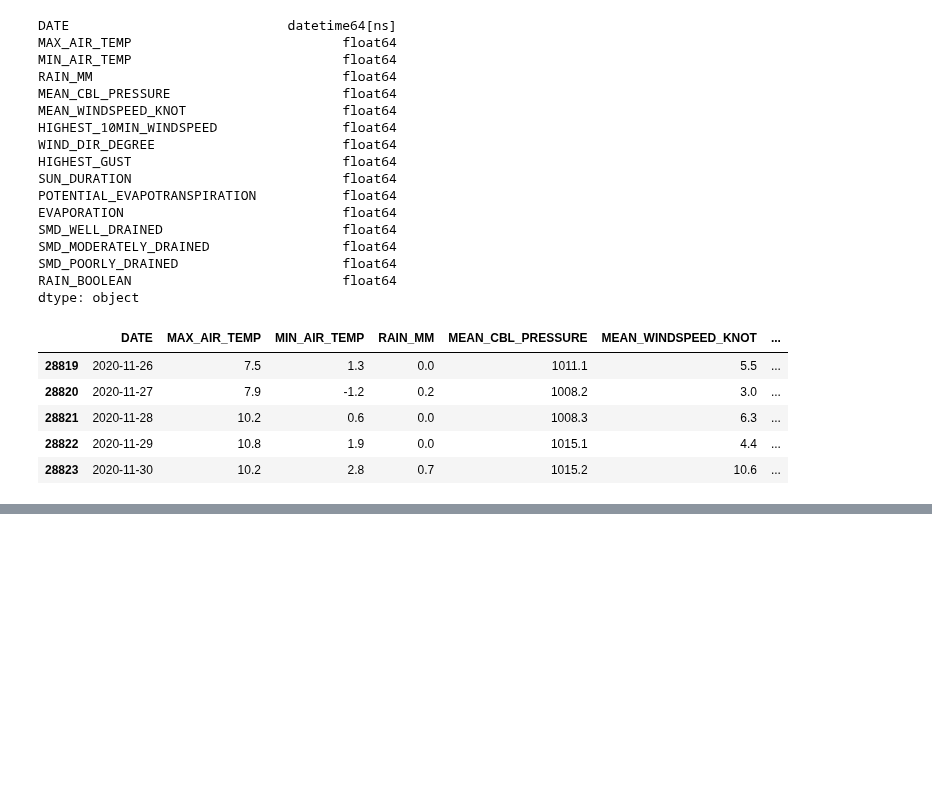
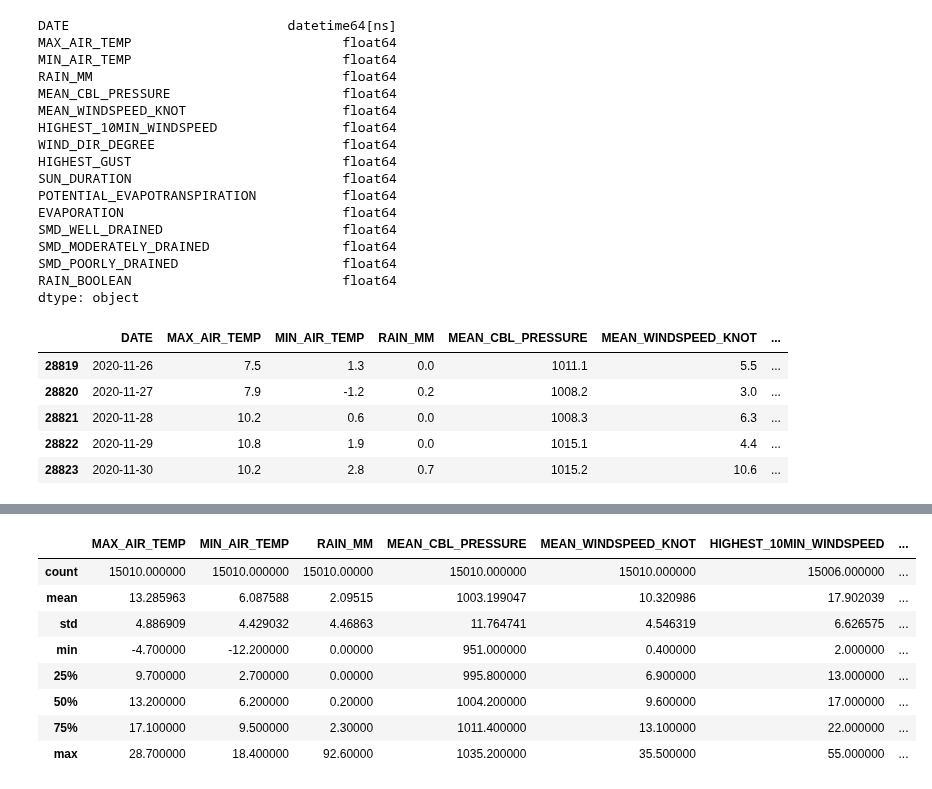
Before and after one commit to siddhesh21/Dublin-Rainfall-Analysis-Predictions, a Jupyter notebook: final_assignment/ML_final_assignment.ipynb, the cells around one changed output, grey strips where cells are left out. Cells and saved outputs as stored; diff of their text form; code cells hidden in the pictures; blank space fills up the shorter version.

Commit message:
Added YEAR MONTH DAY individual col

```diff
--- a/final_assignment/ML_final_assignment.ipynb
+++ b/final_assignment/ML_final_assignment.ipynb
@@ -219,3 +228,9 @@ read_data.tail(5)
 | 28821 | 2020-11-28 | 10.2 | 0.6 | 0.0 | 1008.3 | 6.3 | ... |
 | 28822 | 2020-11-29 | 10.8 | 1.9 | 0.0 | 1015.1 | 4.4 | ... |
 | 28823 | 2020-11-30 | 10.2 | 2.8 | 0.7 | 1015.2 | 10.6 | ... |
+# %%
+# Extracting Year , Month and Day from Column Date
+
+read_data['YEAR'] = read_data['DATE'].dt.year
+read_data['MONTH'] = read_data['DATE'].dt.month
+read_data['DAY'] = read_data['DATE'].dt.day
@@ -221,0 +246,12 @@ read_data.tail(5)
+# %%
+read_data.describe()
+# %% [output]
+|  | MAX_AIR_TEMP | MIN_AIR_TEMP | RAIN_MM | MEAN_CBL_PRESSURE | MEAN_WINDSPEED_KNOT | HIGHEST_10MIN_WINDSPEED | ... |
+| count | 15010.000000 | 15010.000000 | 15010.00000 | 15010.000000 | 15010.000000 | 15006.000000 | ... |
+| mean | 13.285963 | 6.087588 | 2.09515 | 1003.199047 | 10.320986 | 17.902039 | ... |
+| std | 4.886909 | 4.429032 | 4.46863 | 11.764741 | 4.546319 | 6.626575 | ... |
+| min | -4.700000 | -12.200000 | 0.00000 | 951.000000 | 0.400000 | 2.000000 | ... |
+| 25% | 9.700000 | 2.700000 | 0.00000 | 995.800000 | 6.900000 | 13.000000 | ... |
+| 50% | 13.200000 | 6.200000 | 0.20000 | 1004.200000 | 9.600000 | 17.000000 | ... |
+| 75% | 17.100000 | 9.500000 | 2.30000 | 1011.400000 | 13.100000 | 22.000000 | ... |
+| max | 28.700000 | 18.400000 | 92.60000 | 1035.200000 | 35.500000 | 55.000000 | ... |
```
Also changed, not shown: parts of 3 cells of this notebook.
